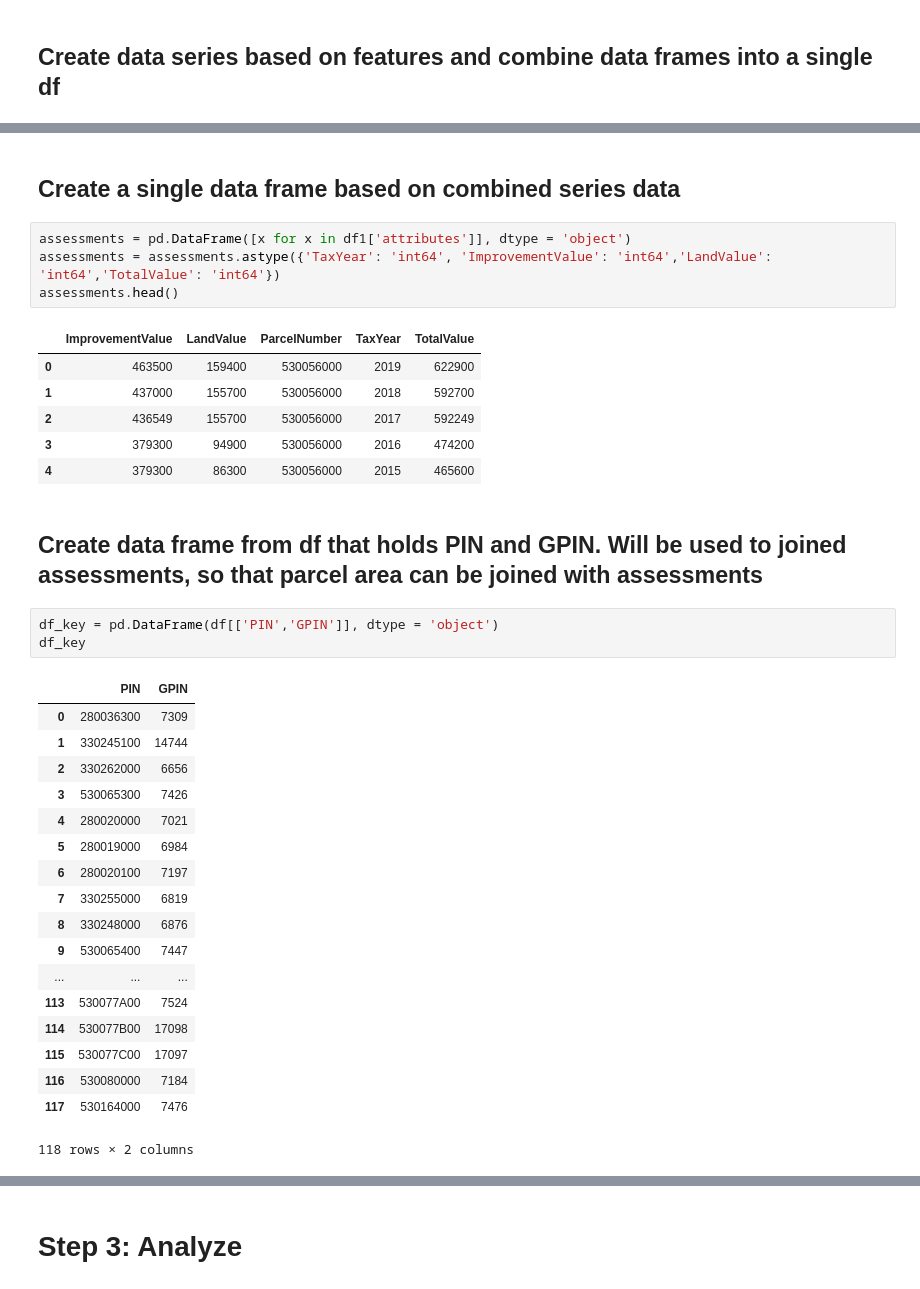
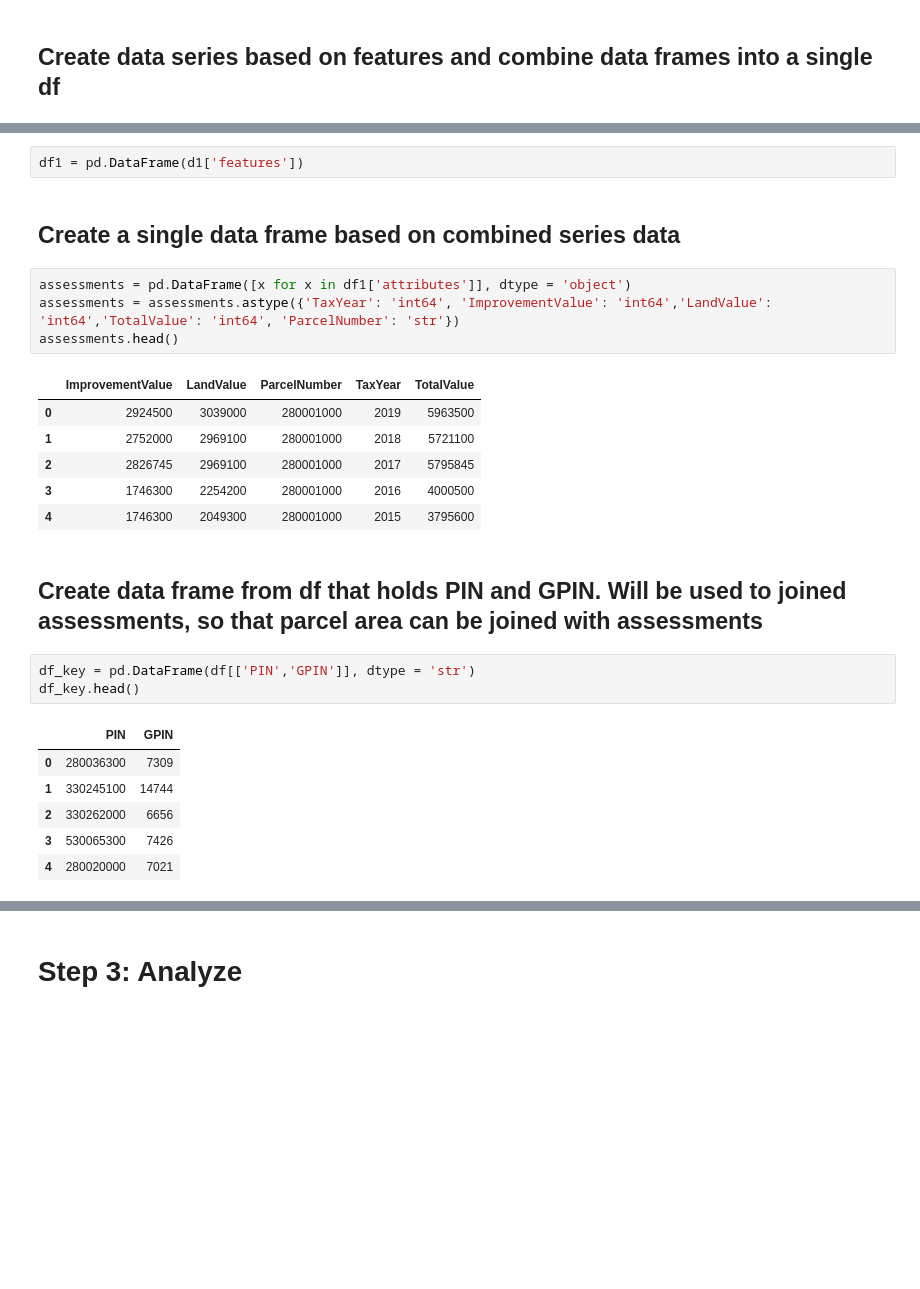
Before and after one commit to strmwtr/downtown_assessments, a Jupyter notebook: Downtown Assessments.ipynb, the cells around one changed output, grey strips where cells are left out. Saved outputs shown, nothing was run; the diff lists cells and outputs as text; blank space fills up the shorter version.

```diff
--- a/Downtown Assessments.ipynb
+++ b/Downtown Assessments.ipynb
@@ -149,39 +118,29 @@ type(df1["attributes"]):  <class 'pandas.core.series.Series'>
+# %%
+df1 = pd.DataFrame(d1['features'])
 # %% [markdown]
 ## Create a single data frame based on combined series data
 # %%
 assessments = pd.DataFrame([x for x in df1['attributes']], dtype = 'object')
-assessments = assessments.astype({'TaxYear': 'int64', 'ImprovementValue': 'int64','LandValue': 'int64','TotalValue': 'int64'})
+assessments = assessments.astype({'TaxYear': 'int64', 'ImprovementValue': 'int64','LandValue': 'int64','TotalValue': 'int64', 'ParcelNumber': 'str'})
 assessments.head()
 # %% [output]
 |  | ImprovementValue | LandValue | ParcelNumber | TaxYear | TotalValue |
-| 0 | 463500 | 159400 | 530056000 | 2019 | 622900 |
-| 1 | 437000 | 155700 | 530056000 | 2018 | 592700 |
-| 2 | 436549 | 155700 | 530056000 | 2017 | 592249 |
-| 3 | 379300 | 94900 | 530056000 | 2016 | 474200 |
-| 4 | 379300 | 86300 | 530056000 | 2015 | 465600 |
+| 0 | 2924500 | 3039000 | 280001000 | 2019 | 5963500 |
+| 1 | 2752000 | 2969100 | 280001000 | 2018 | 5721100 |
+| 2 | 2826745 | 2969100 | 280001000 | 2017 | 5795845 |
+| 3 | 1746300 | 2254200 | 280001000 | 2016 | 4000500 |
+| 4 | 1746300 | 2049300 | 280001000 | 2015 | 3795600 |
 # %% [markdown]
 ## Create data frame from df that holds PIN and GPIN. Will be used to joined assessments, so that parcel area can be joined with assessments
 # %%
-df_key = pd.DataFrame(df[['PIN','GPIN']], dtype = 'object')
-df_key
+df_key = pd.DataFrame(df[['PIN','GPIN']], dtype = 'str')
+df_key.head()
 # %% [output]
 |  | PIN | GPIN |
 | 0 | 280036300 | 7309 |
 | 1 | 330245100 | 14744 |
 | 2 | 330262000 | 6656 |
 | 3 | 530065300 | 7426 |
 | 4 | 280020000 | 7021 |
-| 5 | 280019000 | 6984 |
-| 6 | 280020100 | 7197 |
-| 7 | 330255000 | 6819 |
-| 8 | 330248000 | 6876 |
-| 9 | 530065400 | 7447 |
-| ... | ... | ... |
-| 113 | 530077A00 | 7524 |
-| 114 | 530077B00 | 17098 |
-| 115 | 530077C00 | 17097 |
-| 116 | 530080000 | 7184 |
-| 117 | 530164000 | 7476 |
-118 rows × 2 columns
 # %%
 d = pd.merge(assessments, df_key, how='inner', left_on=['ParcelNumber'], right_on=['PIN'])
```
Also changed, not shown: parts of 5 cells of this notebook, 1 other file.
